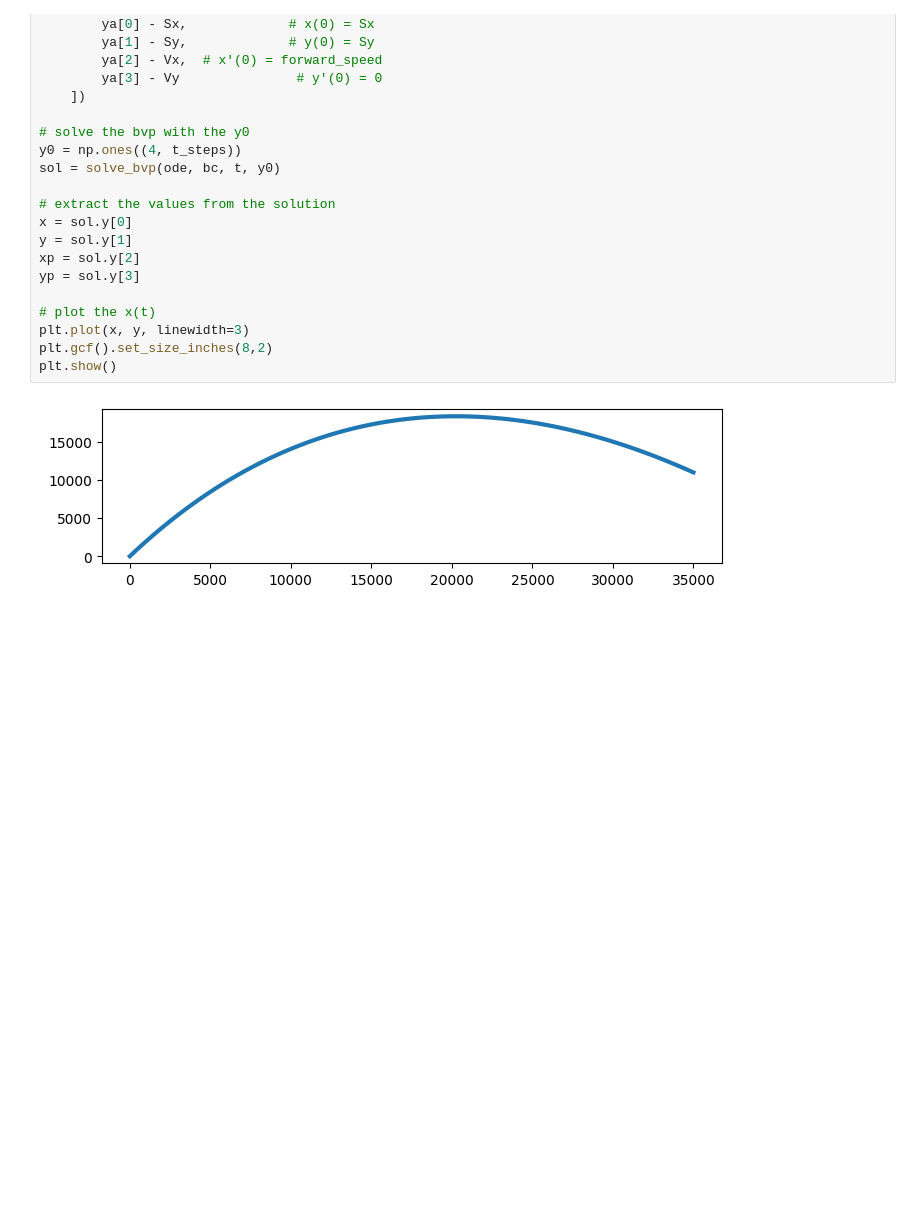
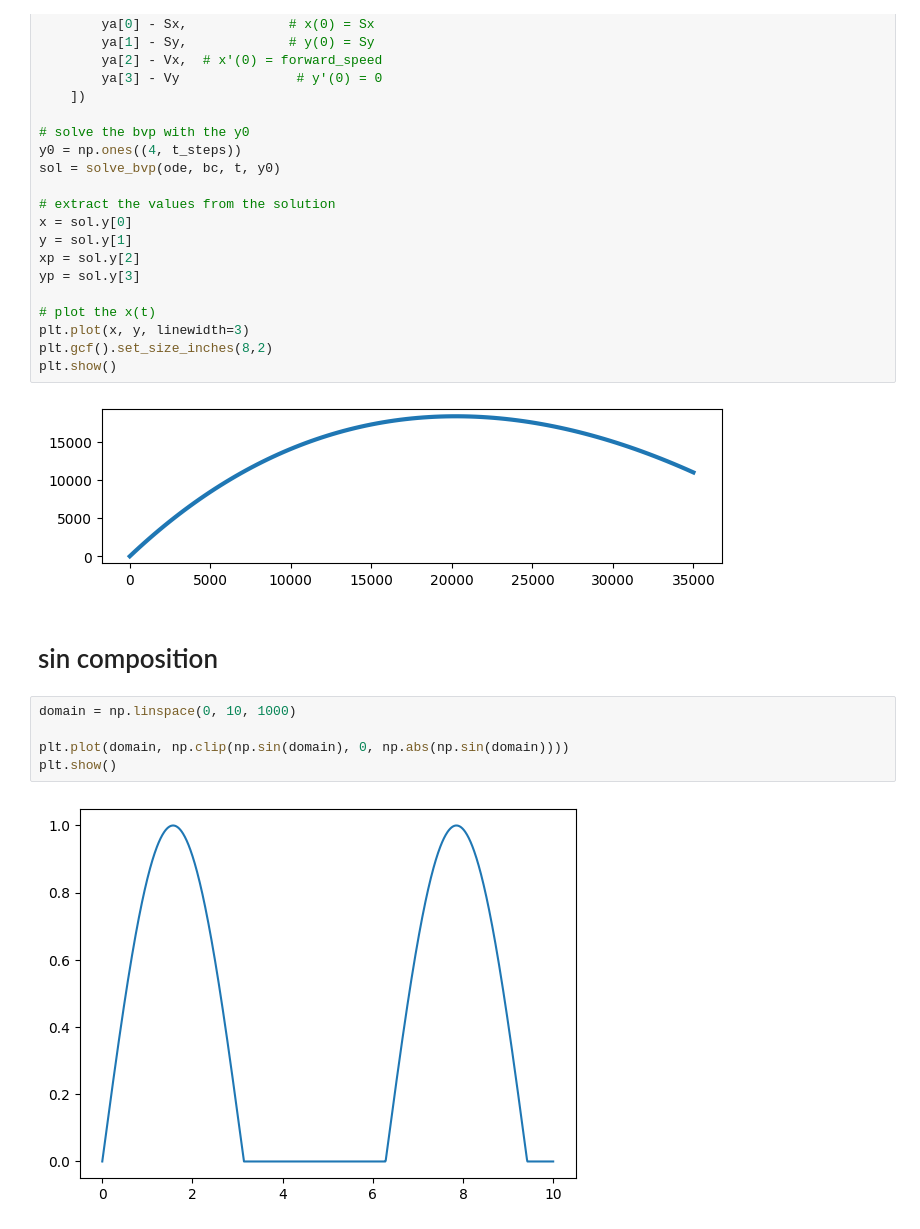
Before and after one commit to poweleli/flappy_bird, a Jupyter notebook: jeff.ipynb, the cells around one changed output. Drawn from its saved outputs; the diff is of its cells as text; blank space fills up the shorter version.

```diff
--- a/jeff.ipynb
+++ b/jeff.ipynb
@@ -291,3 +59,12 @@ plt.gcf().set_size_inches(8,2)
 plt.show()
 # %% [output]
 [figure]
+# %% [markdown]
+# sin composition
+# %%
+domain = np.linspace(0, 10, 1000)
+
+plt.plot(domain, np.clip(np.sin(domain), 0, np.abs(np.sin(domain))))
+plt.show()
+# %% [output]
+[figure, added]
```
Also changed, not shown: parts of 6 cells of this notebook, 1 other file.
